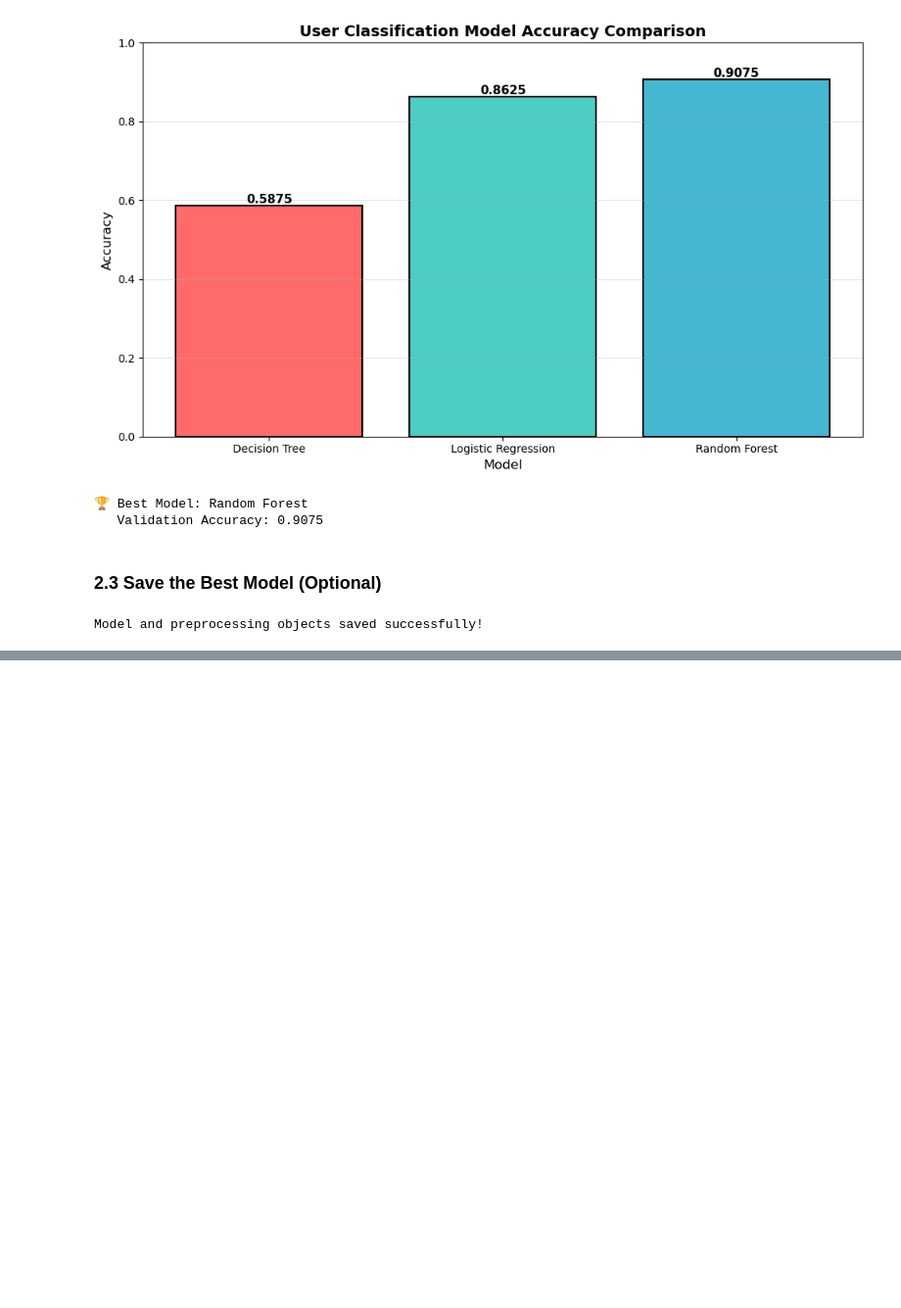
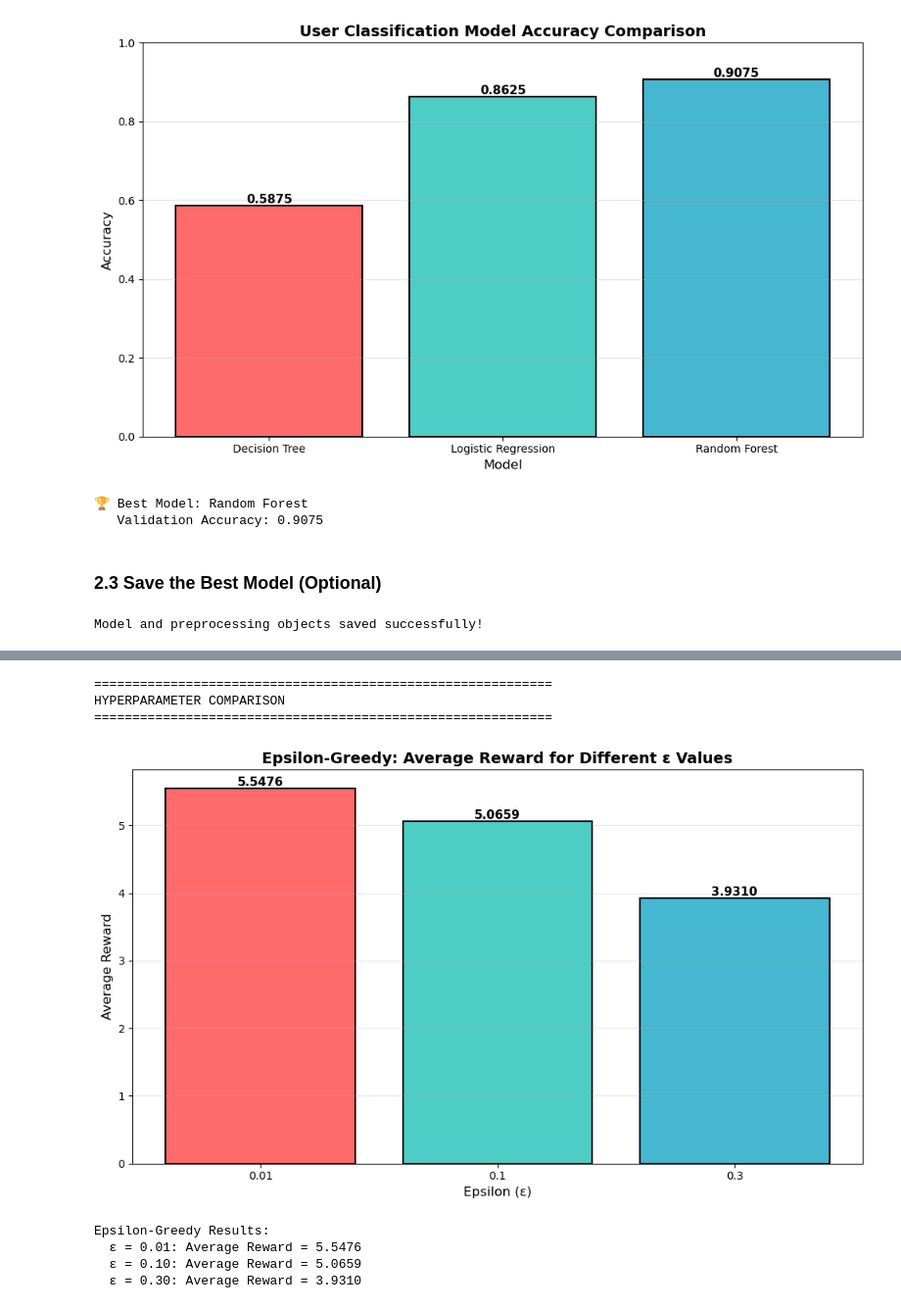
Before and after one commit to lakshitxtyagi/lab3-contextual-bandit, a Jupyter notebook: lab3_results_U20230090.ipynb, the cells around one changed output, grey strips where cells are left out. Shown at 98% size. Cells and saved outputs as stored; diff of their text form; code cells hidden in the pictures; blank space fills up the shorter version.

```diff
--- a/lab3_results_U20230090.ipynb
+++ b/lab3_results_U20230090.ipynb
@@ -421,0 +1047,80 @@ This classifier will serve as the **Context Detector** for the contextual bandit
+# %%
+# ============================================================
+# PART 9: HYPERPARAMETER COMPARISON
+# ============================================================
+
+# Compare Epsilon-Greedy with different epsilon values
+print("="*60)
+print("HYPERPARAMETER COMPARISON")
+print("="*60)
+
+# Epsilon-Greedy comparison
+epsilon_results = {}
+for eps, agent in eg_agents.items():
+    avg_reward = np.mean(agent.reward_history)
+    epsilon_results[eps] = avg_reward
+
+plt.figure(figsize=(10, 6))
+epsilons = list(epsilon_results.keys())
+rewards = list(epsilon_results.values())
+colors = ['#FF6B6B', '#4ECDC4', '#45B7D1']
+
+bars = plt.bar([str(e) for e in epsilons], rewards, color=colors, edgecolor='black', linewidth=1.5)
+plt.xlabel('Epsilon (ε)', fontsize=12)
+plt.ylabel('Average Reward', fontsize=12)
+plt.title('Epsilon-Greedy: Average Reward for Different ε Values', fontsize=14, fontweight='bold')
+plt.grid(axis='y', alpha=0.3)
+
+# Add value labels
+for bar in bars:
+    height = bar.get_height()
+    plt.text(bar.get_x() + bar.get_width()/2., height,
+             f'{height:.4f}',
+             ha='center', va='bottom', fontsize=11, fontweight='bold')
+
+plt.tight_layout()
+plt.show()
+
+print("\nEpsilon-Greedy Results:")
+for eps, reward in epsilon_results.items():
+    print(f"  ε = {eps:4.2f}: Average Reward = {reward:.4f}")
+
+# UCB comparison
+ucb_results = {}
+for c, agent in ucb_agents.items():
+    avg_reward = np.mean(agent.reward_history)
+    ucb_results[c] = avg_reward
+
+plt.figure(figsize=(10, 6))
+c_values_list = list(ucb_results.keys())
+rewards = list(ucb_results.values())
+colors = ['#95E1D3', '#F38181', '#EAFFD0']
+
+bars = plt.bar([str(c) for c in c_values_list], rewards, color=colors, edgecolor='black', linewidth=1.5)
+plt.xlabel('Exploration Parameter (c)', fontsize=12)
+plt.ylabel('Average Reward', fontsize=12)
+plt.title('UCB: Average Reward for Different c Values', fontsize=14, fontweight='bold')
+plt.grid(axis='y', alpha=0.3)
+
+# Add value labels
+for bar in bars:
+    height = bar.get_height()
+    plt.text(bar.get_x() + bar.get_width()/2., height,
+             f'{height:.4f}',
+             ha='center', va='bottom', fontsize=11, fontweight='bold')
+
+plt.tight_layout()
+plt.show()
+
+print("\nUCB Results:")
+for c, reward in ucb_results.items():
+    print(f"  c = {c:4.1f}: Average Reward = {reward:.4f}")
+# %% [output]
+============================================================
+HYPERPARAMETER COMPARISON
+============================================================
+[figure, added]
+Epsilon-Greedy Results:
+  ε = 0.01: Average Reward = 5.5476
+  ε = 0.10: Average Reward = 5.0659
+  ε = 0.30: Average Reward = 3.9310
```
Also changed, not shown: parts of 22 cells of this notebook, 1 other file.
